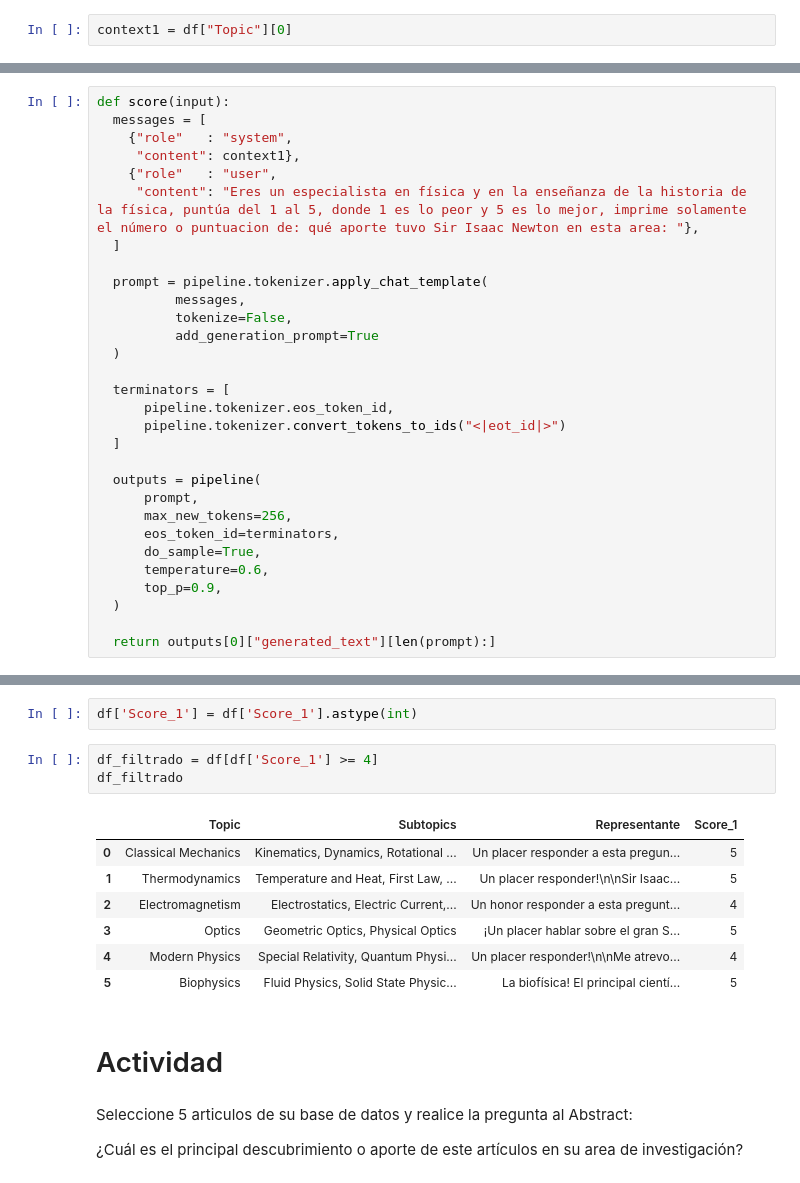
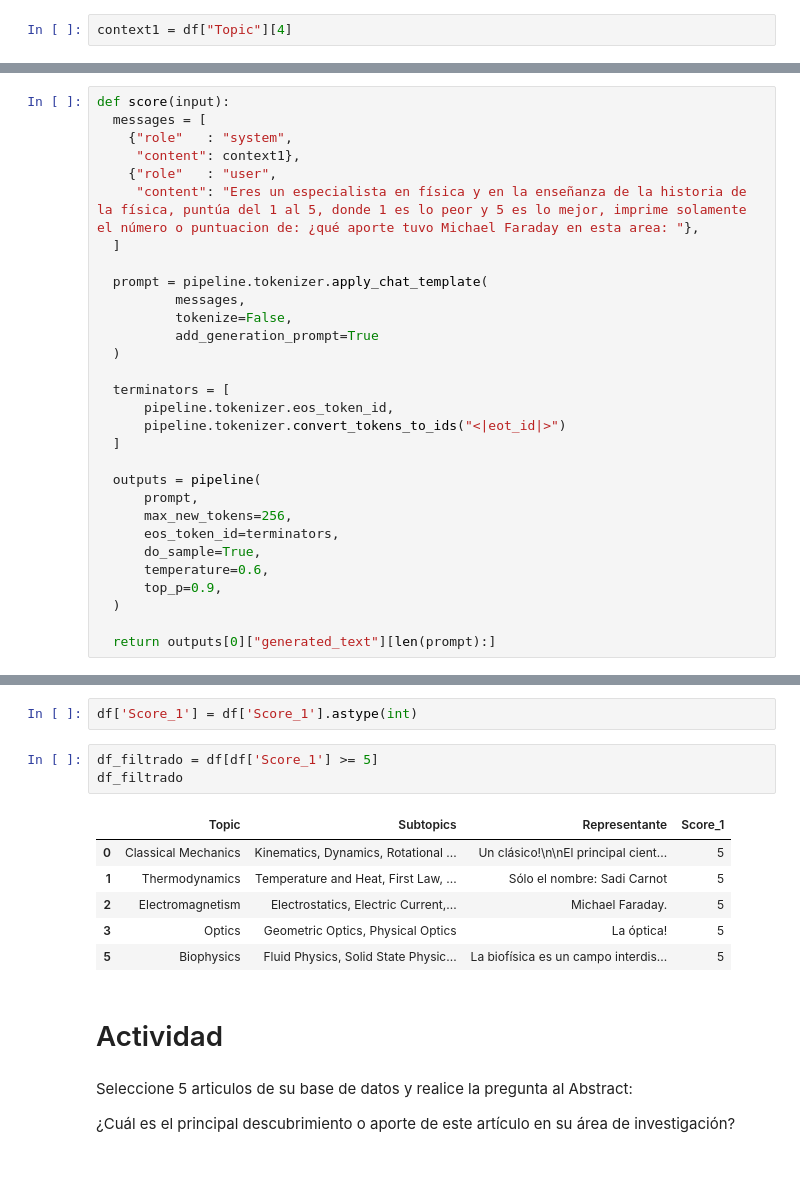
Before and after one commit to inefable12/DUPD_2024, a Jupyter notebook: DUPD_sesion3.ipynb, the cells around one changed output, grey strips where cells are left out. Cells and saved outputs as stored; diff of their text form.

```diff
--- a/DUPD_sesion3.ipynb
+++ b/DUPD_sesion3.ipynb
@@ -127,5 +165,5 @@ df = pd.DataFrame(data)
 # %%
-context1 = df["Topic"][0]
+context1 = df["Topic"][4]
 # %%
 consultas(context1)
 # %% [output]
@@ -181,7 +221,7 @@ def score(input):
     {"role"   : "system",
      "content": context1},
     {"role"   : "user",
-     "content": "Eres un especialista en física y en la enseñanza de la historia de la física, puntúa del 1 al 5, donde 1 es lo peor y 5 es lo mejor, imprime solamente el número o puntuacion de: qué aporte tuvo Sir Isaac Newton en esta area: "},
+     "content": "Eres un especialista en física y en la enseñanza de la historia de la física, puntúa del 1 al 5, donde 1 es lo peor y 5 es lo mejor, imprime solamente el número o puntuacion de: ¿qué aporte tuvo Michael Faraday en esta area: "},
   ]
 
   prompt = pipeline.tokenizer.apply_chat_template(
@@ -232,21 +282,20 @@ str
 # %%
 df['Score_1'] = df['Score_1'].astype(int)
 # %%
-df_filtrado = df[df['Score_1'] >= 4]
+df_filtrado = df[df['Score_1'] >= 5]
 df_filtrado
 # %% [output]
 |  | Topic | Subtopics | Representante | Score_1 |
-| 0 | Classical Mechanics | Kinematics, Dynamics, Rotational ... | Un placer responder a esta pregun... | 5 |
-| 1 | Thermodynamics | Temperature and Heat, First Law, ... | Un placer responder!\n\nSir Isaac... | 5 |
-| 2 | Electromagnetism | Electrostatics, Electric Current,... | Un honor responder a esta pregunt... | 4 |
-| 3 | Optics | Geometric Optics, Physical Optics | ¡Un placer hablar sobre el gran S... | 5 |
-| 4 | Modern Physics | Special Relativity, Quantum Physi... | Un placer responder!\n\nMe atrevo... | 4 |
-| 5 | Biophysics | Fluid Physics, Solid State Physic... | La biofísica! El principal cientí... | 5 |
+| 0 | Classical Mechanics | Kinematics, Dynamics, Rotational ... | Un clásico!\n\nEl principal cient... | 5 |
+| 1 | Thermodynamics | Temperature and Heat, First Law, ... | Sólo el nombre: Sadi Carnot | 5 |
+| 2 | Electromagnetism | Electrostatics, Electric Current,... | Michael Faraday. | 5 |
+| 3 | Optics | Geometric Optics, Physical Optics | La óptica! | 5 |
+| 5 | Biophysics | Fluid Physics, Solid State Physic... | La biofísica es un campo interdis... | 5 |
 # %% [markdown]
 # Actividad
 # %% [markdown]
 Seleccione 5 articulos de su base de datos y realice la pregunta al Abstract:
 
-¿Cuál es el principal descubrimiento o aporte de este artículos en su area de investigación?
+¿Cuál es el principal descubrimiento o aporte de este artículo en su área de investigación?
 # %%
 # Para seleccionar un rango de filas
```
Also changed, not shown: parts of 27 cells of this notebook.
